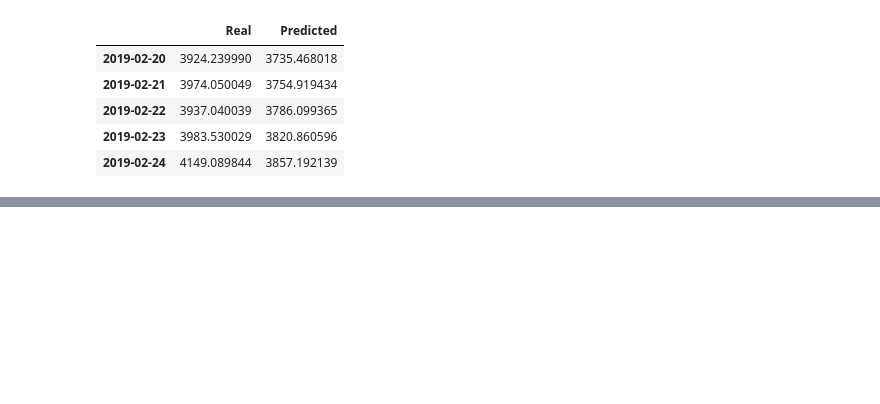
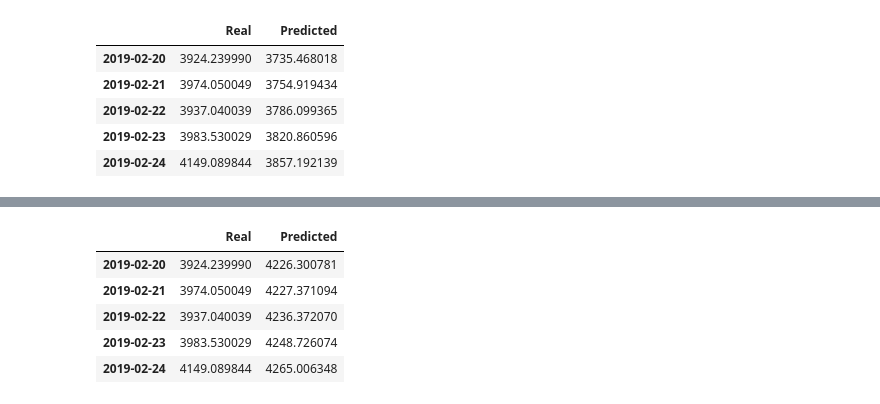
Before and after one commit to HemangLunagaria/ltsm_stockpredictor, a Jupyter notebook: lstm_stock_predictor_closing.ipynb, the cells around one changed output, grey strips where cells are left out. Drawn from its saved outputs; the diff is of its cells as text; code cells hidden in the pictures; blank space fills up the shorter version.

```diff
--- a/lstm_stock_predictor_closing.ipynb
+++ b/lstm_stock_predictor_closing.ipynb
@@ -380,0 +536,7 @@ stocks.hvplot.line()
+# %%
+model_3.fit(X_train,
+          y_train,
+          epochs=10,
+          shuffle=False,
+          batch_size= 2,
+          verbose=1)
@@ -380,0 +565,18 @@ stocks.hvplot.line()
+# %%
+# Evaluate the model
+model_3.evaluate(X_test, y_test)
+
+# Make some predictions
+pred_3 = model_3.predict(X_test)
+
+# Recover the original prices instead of the scaled version
+predicted_prices_3 = y_test_scaler.inverse_transform(pred_3)
+
+real_prices_3 = y_test_scaler.inverse_transform(y_test.reshape(-1, 1))
+
+# Create a DataFrame of Real and Predicted values
+stocks_3 = pd.DataFrame({"Real": real_prices_3.ravel(),
+                       "Predicted": predicted_prices_3.ravel()},
+                       index = df.index[-len(real_prices_3): ])
+stocks_3.head()
+# %% [output]
@@ -380,0 +584,6 @@ stocks.hvplot.line()
+|  | Real | Predicted |
+| 2019-02-20 | 3924.239990 | 4226.300781 |
+| 2019-02-21 | 3974.050049 | 4227.371094 |
+| 2019-02-22 | 3937.040039 | 4236.372070 |
+| 2019-02-23 | 3983.530029 | 4248.726074 |
+| 2019-02-24 | 4149.089844 | 4265.006348 |
```
Also changed, not shown: parts of 18 cells of this notebook, 1 other file.
